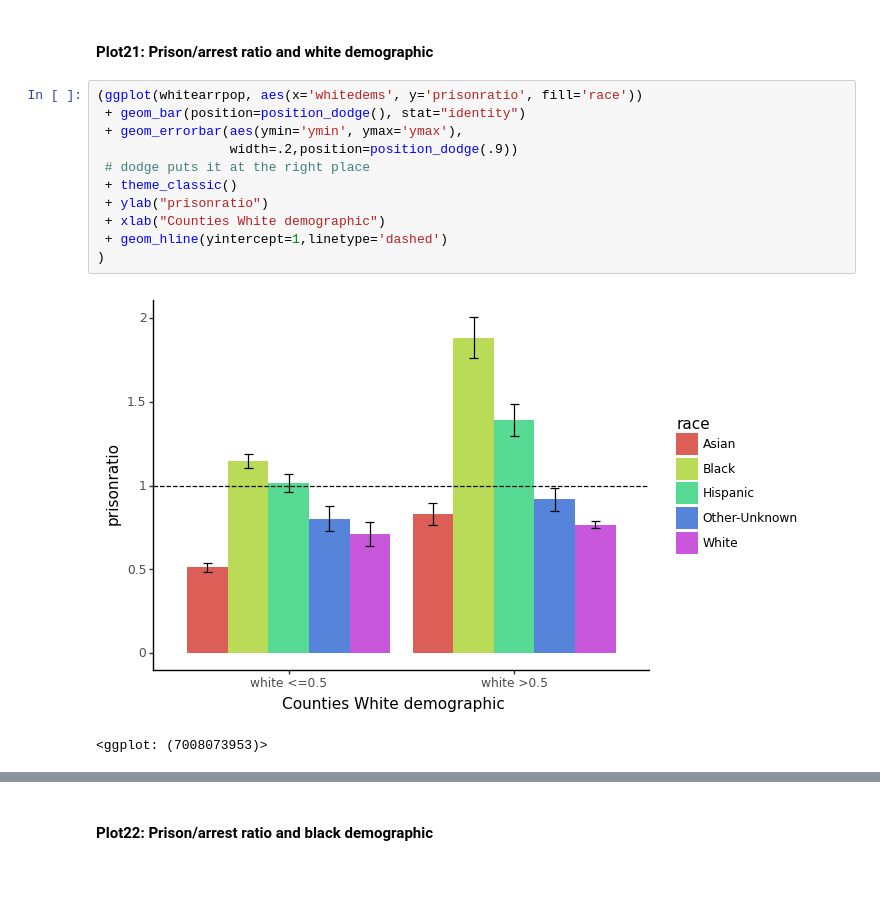
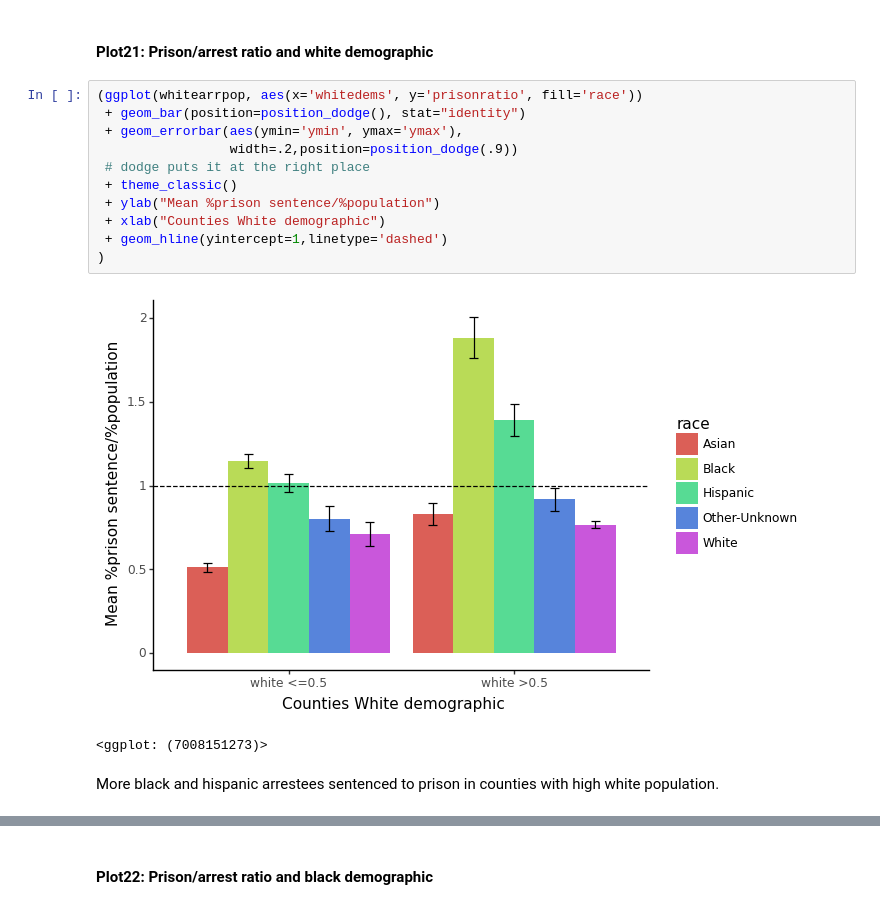
Before and after one commit to maayaikeda/newyork_crime, a Jupyter notebook: New_york_crime_cleaned.ipynb, the cells around one changed output, grey strips where cells are left out. Saved outputs shown, nothing was run; the diff lists cells and outputs as text; blank space fills up the shorter version.

```diff
--- a/New_york_crime_cleaned.ipynb
+++ b/New_york_crime_cleaned.ipynb
@@ -826,17 +875,19 @@ whitearrpop['ymax'] = whitearrpop['prisonratio'] + sem
 # %%
 (ggplot(whitearrpop, aes(x='whitedems', y='prisonratio', fill='race'))
  + geom_bar(position=position_dodge(), stat="identity")
  + geom_errorbar(aes(ymin='ymin', ymax='ymax'),
                  width=.2,position=position_dodge(.9))
  # dodge puts it at the right place
  + theme_classic()
- + ylab("prisonratio")
+ + ylab("Mean %prison sentence/%population")
  + xlab("Counties White demographic")
  + geom_hline(yintercept=1,linetype='dashed')
 )
 # %% [output]
-[figure, old version]
+[figure, new version]
-<ggplot: (7008073953)>
+<ggplot: (7008151273)>
+# %% [markdown]
+More black and hispanic arrestees sentenced to prison in counties with high white population.
 # %%
 # Get the mean with groupby
 blackmean = prison_df2.groupby(['blackdems','race']).mean()
```
Also changed, not shown: parts of 30 cells of this notebook.
